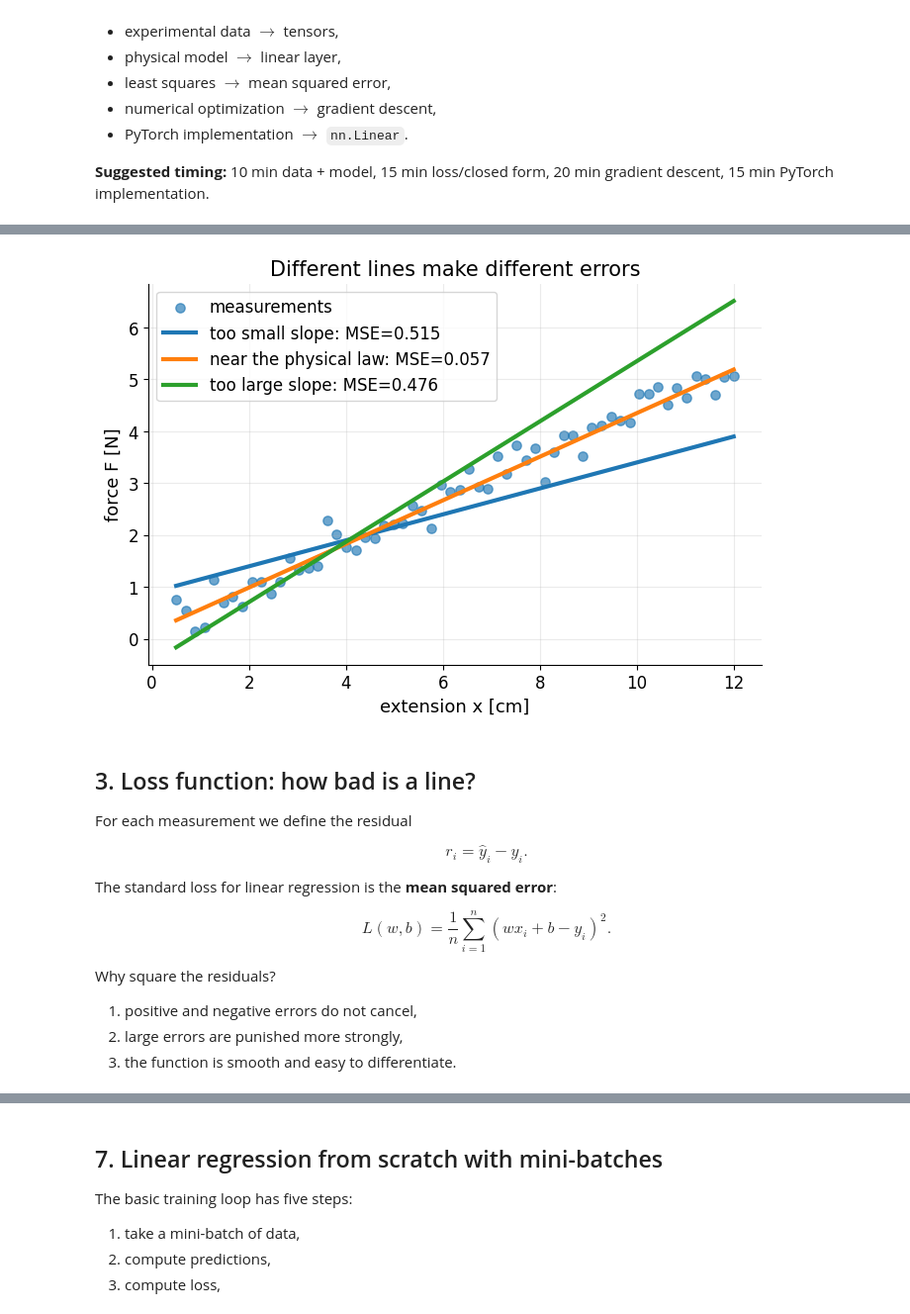
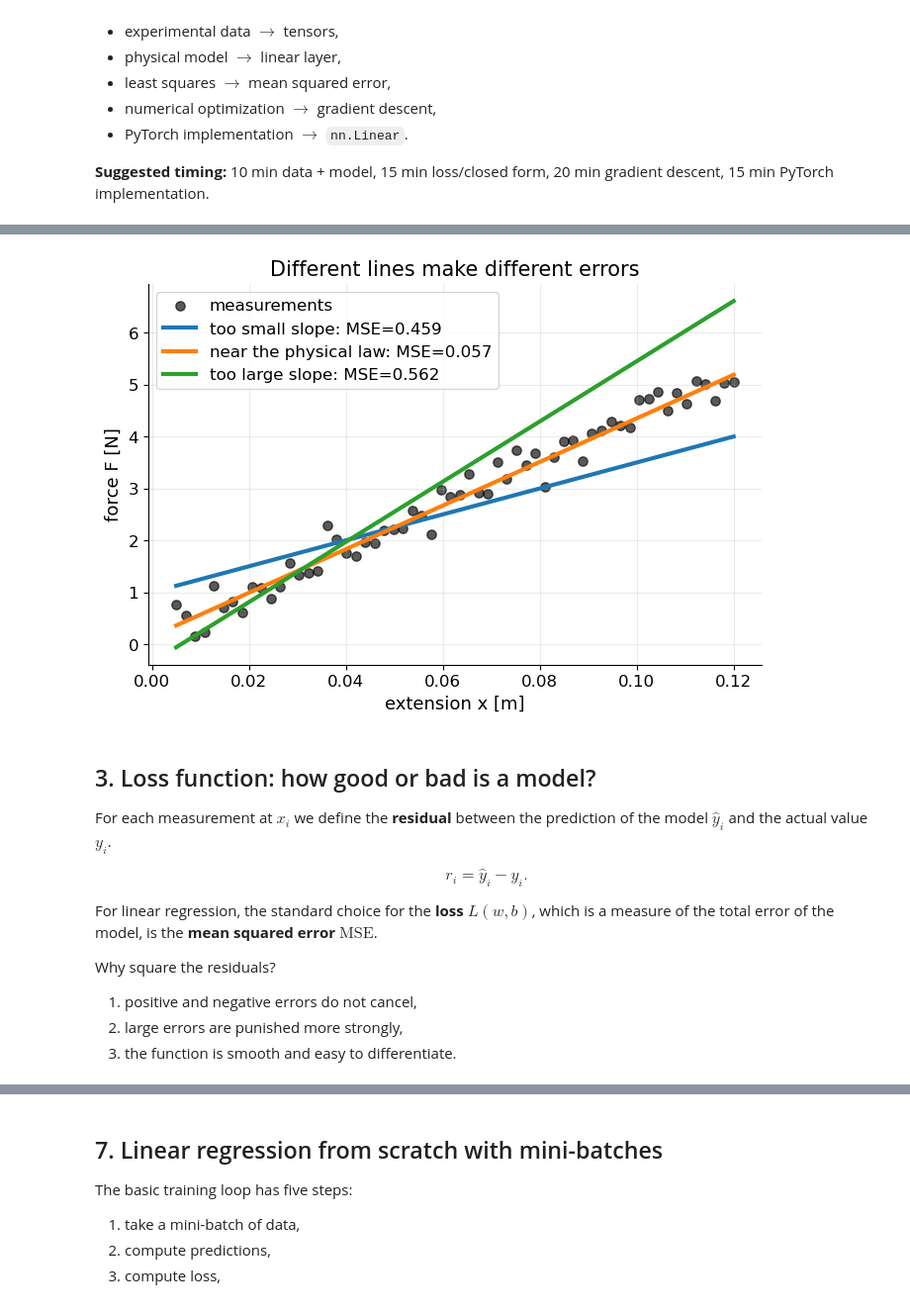
Before and after one commit to niksterg/MLpytorch, a Jupyter notebook: 01_linear_regression_pytorch.ipynb, the cells around one changed output, grey strips where cells are left out. Shown at 99% size. Cells and saved outputs as stored; diff of their text form; code cells hidden in the pictures.

```diff
--- a/01_linear_regression_pytorch.ipynb
+++ b/01_linear_regression_pytorch.ipynb
@@ -92,17 +155,17 @@ because $1\,\mathrm{cm}=10^{-2}\,\mathrm{m}$.
 # %%
 # True experimental law, hidden from the learner
-true_a = 0.42       # N/cm  -> 42 N/m
+true_k = 42.0       # N/m
 true_b = 0.15       # N
 noise_sigma = 0.22  # N
 n = 60
 
-# Extension in cm
-x = torch.linspace(0.5, 12.0, n).reshape(-1, 1)
-y = true_a * x + true_b + noise_sigma * torch.randn(n, 1)
+# Extension in meters
+x = torch.linspace(0.005, 0.120, n).reshape(-1, 1)
+y = true_k * x + true_b + noise_sigma * torch.randn(n, 1)
 
 print("x shape:", tuple(x.shape))
 print("y shape:", tuple(y.shape))
-print(f"True slope a = {true_a:.3f} N/cm, true spring constant k = {100*true_a:.1f} N/m")
+print(f"True spring constant k = {true_k:.2f} N/m")
 print(f"True offset b = {true_b:.3f} N")
 # %% [output]
 x shape: (60, 1)
@@ -151,43 +242,39 @@ This is already a tiny neural network: one linear layer with no activation funct
 # %%
-def predict(x, w, b):
-    """Linear regression prediction: y_hat = wx + b."""
+def model_prediction(x, w, b):
     return w * x + b
 
+# Three candidate models with different parameters w, b, and their descriptions
 candidate_models = [
-    (0.25, 0.90, "too small slope"),
-    (0.42, 0.15, "near the physical law"),
-    (0.58, -0.45, "too large slope"),
+    (25.0, 1.0, "too small slope"),
+    (42.0, 0.15, "near the physical law"),
+    (58.0, -0.35, "too large slope"),
 ]
 
 fig, ax = plt.subplots()
-ax.scatter(x, y, s=45, alpha=0.65, label="measurements")
+ax.scatter(x, y, s=45, color="black", alpha=0.65, label="measurements")
 
 for w, b, name in candidate_models:
-    y_hat = predict(x, w, b)
+    y_hat = model_prediction(x, w, b)
     mse = torch.mean((y_hat - y)**2).item()
     ax.plot(x, y_hat, linewidth=3, label=f"{name}: MSE={mse:.3f}")
 
 ax.set_title("Different lines make different errors")
-ax.set_xlabel("extension x [cm]")
+ax.set_xlabel("extension x [m]")
 ax.set_ylabel("force F [N]")
 ax.legend()
 plt.show()
 # %% [output]
-[figure, old version]
+[figure, new version]
 # %% [markdown]
-## 3. Loss function: how bad is a line?
+## 3. Loss function: how good or bad is a model?
 
-For each measurement we define the residual
+For each measurement at $x_i$ we define the **residual** between the prediction of the model $\hat y_i$ and the actual value $y_i$.
 
 $$
 r_i = \hat y_i - y_i.
 $$
 
-The standard loss for linear regression is the **mean squared error**:
-
-$$
-L(w,b) = \frac{1}{n}\sum_{i=1}^n \left(wx_i+b-y_i\right)^2.
-$$
+For linear regression, the standard choice for the **loss** $L(w,b)$, which is a measure of the total error of the model, is the **mean squared error** $\mathrm{MSE}$.
 
 Why square the residuals?
 
```
Also changed, not shown: parts of 36 cells of this notebook, 2 other files.
